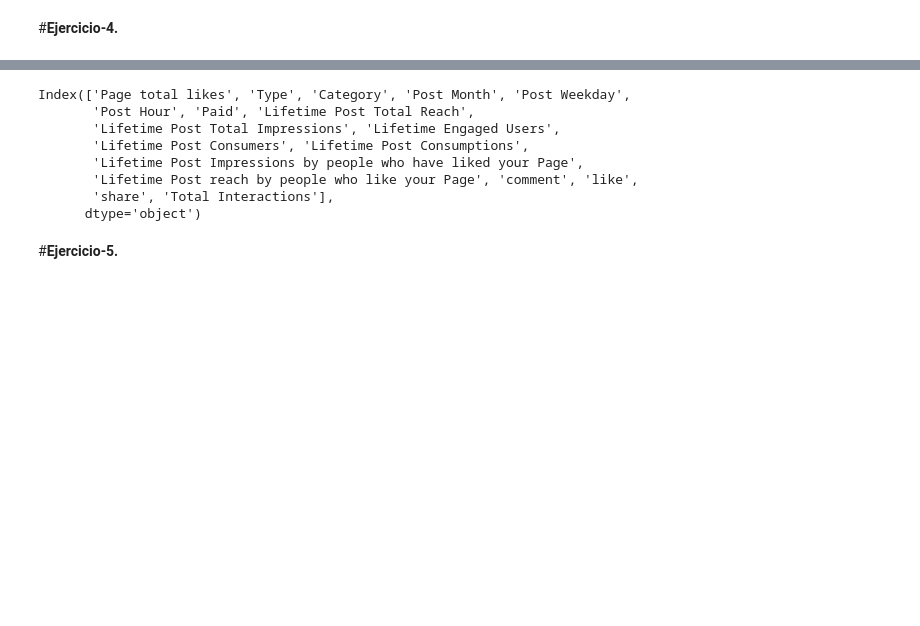
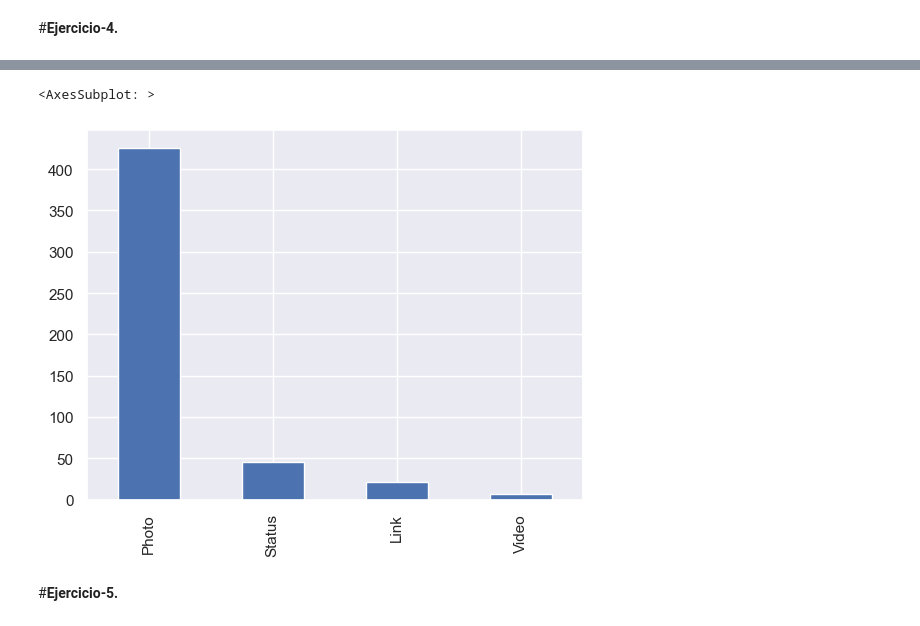
Before and after one commit to AlexeiEACS/Entregas_equipo6_IA_MNA, a Jupyter notebook: MNA_IAyAA_semana_7_Actividad.ipynb, the cells around one changed output, grey strips where cells are left out. Saved outputs shown, nothing was run; the diff lists cells and outputs as text; code cells hidden in the pictures; blank space fills up the shorter version.

```diff
--- a/MNA_IAyAA_semana_7_Actividad.ipynb
+++ b/MNA_IAyAA_semana_7_Actividad.ipynb
@@ -127,12 +126,6 @@ array([[<AxesSubplot: title={'center': 'Page total likes'}>,
-# %%
-X.columns
-# %% [output]
-Index(['Page total likes', 'Type', 'Category', 'Post Month', 'Post Weekday',
-       'Post Hour', 'Paid', 'Lifetime Post Total Reach',
-       'Lifetime Post Total Impressions', 'Lifetime Engaged Users',
-       'Lifetime Post Consumers', 'Lifetime Post Consumptions',
-       'Lifetime Post Impressions by people who have liked your Page',
-       'Lifetime Post reach by people who like your Page', 'comment', 'like',
-       'share', 'Total Interactions'],
-      dtype='object')
+# %%
+data["Type"].value_counts().plot(kind='bar')
+# %% [output]
+<AxesSubplot: >
+[figure, added]
 # %%
```
Also changed, not shown: parts of 34 cells of this notebook.
